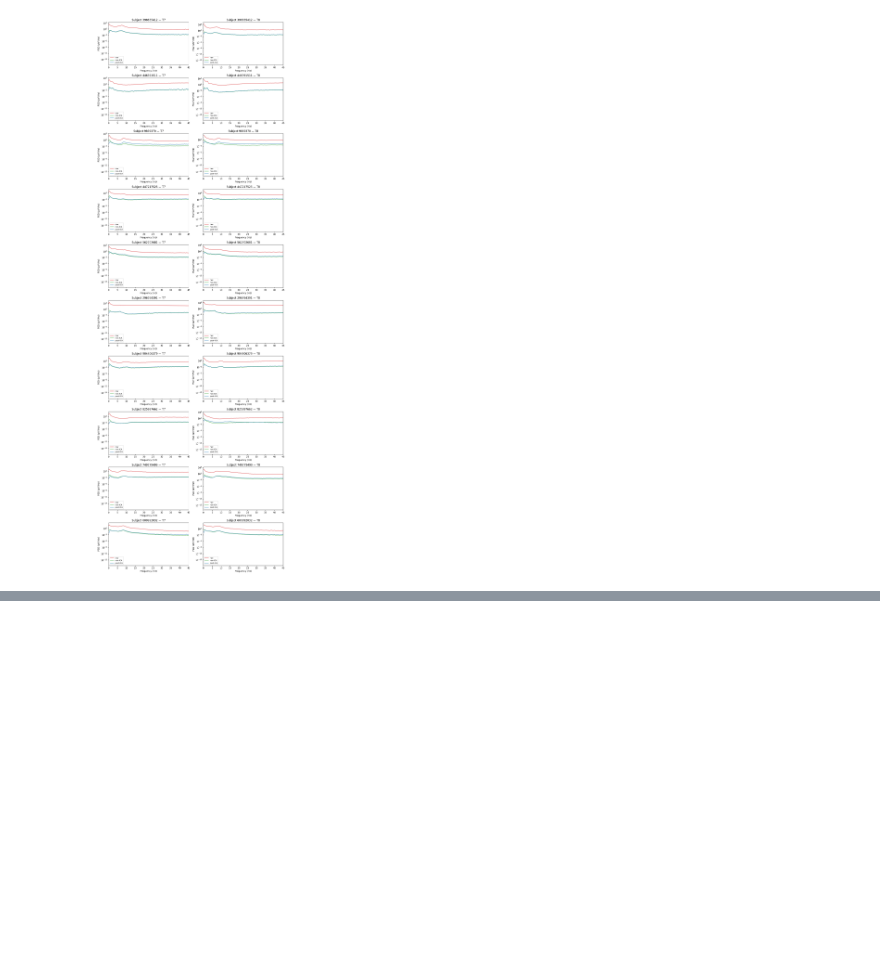
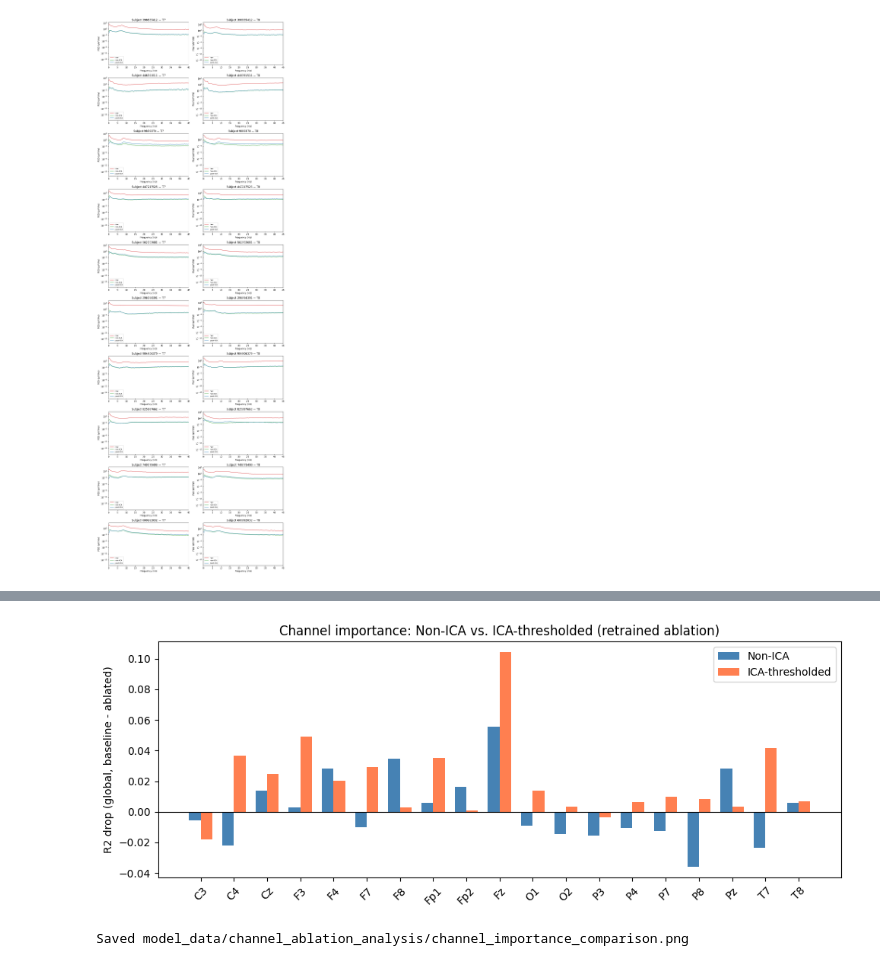
Before and after one commit to william2952/EEG_FDG_dementia, a Jupyter notebook: interpretability_analysis.ipynb, the cells around one changed output, grey strips where cells are left out. Cells and saved outputs as stored; diff of their text form; code cells hidden in the pictures; blank space fills up the shorter version.

```diff
--- a/interpretability_analysis.ipynb
+++ b/interpretability_analysis.ipynb
@@ -400,0 +553,23 @@ plt.show()
+# %%
+# ── Graph 3: Non-ICA vs. ICA-thresholded comparison ──────────────────────────
+pivot = ablation_summary.pivot(index="channel", columns="dataset", values="drop_global_r2").loc[ch_names]
+
+fig, ax = plt.subplots(figsize=(10, 4))
+x = np.arange(len(ch_names))
+width = 0.35
+ax.bar(x - width/2, pivot["non_ica"], width, label="Non-ICA", color="steelblue")
+ax.bar(x + width/2, pivot["ica"], width, label="ICA-thresholded", color="coral")
+ax.axhline(0, color="black", linewidth=0.8)
+ax.set_xticks(x)
+ax.set_xticklabels(ch_names, rotation=45)
+ax.set_ylabel("R2 drop (global, baseline - ablated)")
+ax.set_title("Channel importance: Non-ICA vs. ICA-thresholded (retrained ablation)")
+ax.legend()
+plt.tight_layout()
+compare_png = ABLATION_OUT_DIR / "channel_importance_comparison.png"
+plt.savefig(compare_png, dpi=150)
+plt.show()
+print(f"Saved {compare_png}")
+# %% [output]
+[figure, added]
+Saved model_data/channel_ablation_analysis/channel_importance_comparison.png
```
Also changed, not shown: parts of 4 cells of this notebook, 1 other file.
